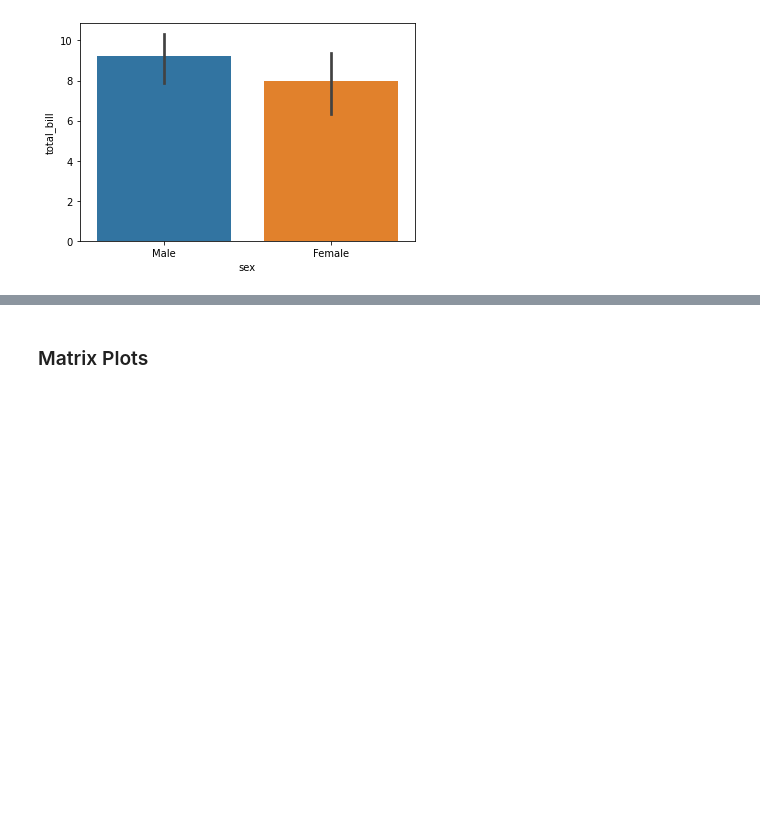
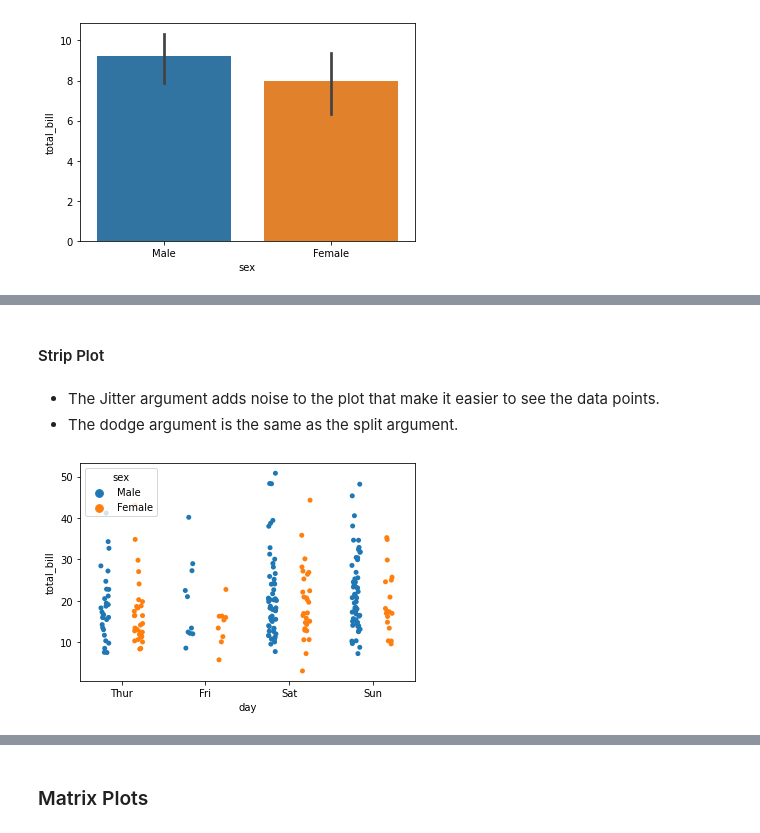
Before and after one commit to Zynith/Data-Science-and-Machine-Learning-Bootcamp, a Jupyter notebook: Visualizations.ipynb, the cells around one changed output, grey strips where cells are left out. Saved outputs shown, nothing was run; the diff lists cells and outputs as text; code cells hidden in the pictures; blank space fills up the shorter version.

```diff
--- a/Visualizations.ipynb
+++ b/Visualizations.ipynb
@@ -346,0 +387,10 @@ plt.show()
+# %% [markdown]
+#### Strip Plot
+# %% [markdown]
+- The Jitter argument adds noise to the plot that make it easier to see the data points.
+- The dodge argument is the same as the split argument.
+# %%
+sns.stripplot(x = "day",y = "total_bill", data = tips,jitter = True, hue = 'sex', dodge = True)
+plt.show()
+# %% [output]
+[figure, added]
```
Also changed, not shown: parts of 43 cells of this notebook.
